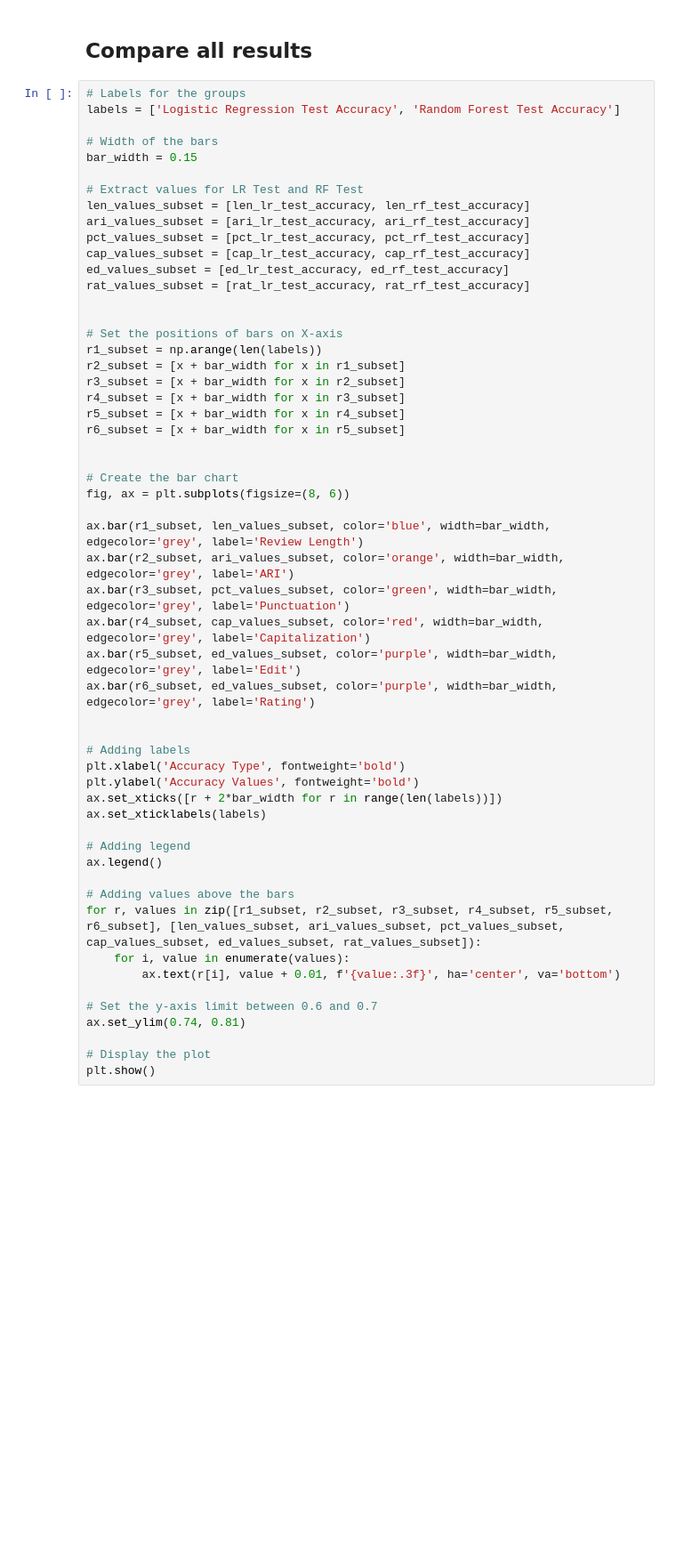
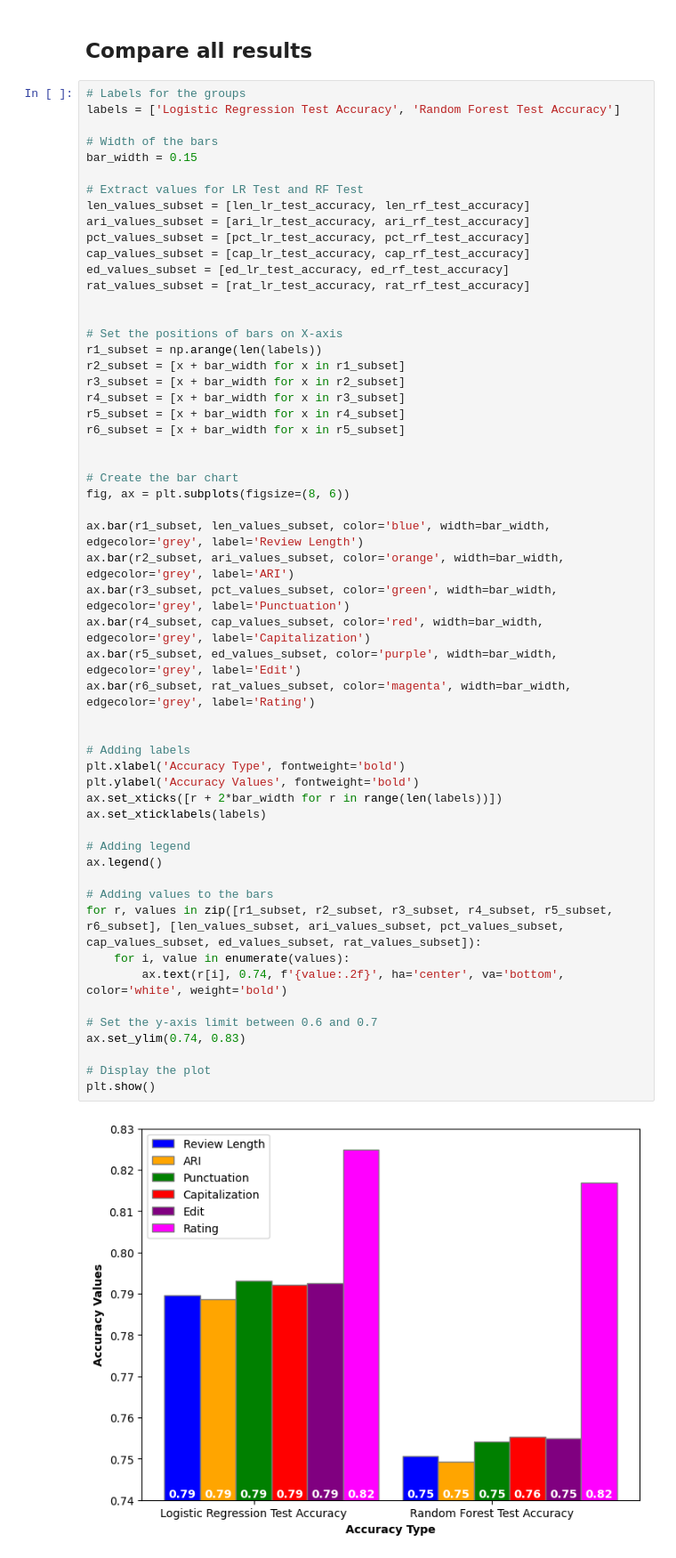
Before and after one commit to bakenq/ASAI, a Jupyter notebook: Notebooks/Books_factorAnalysis.ipynb, the cells around one changed output. Shown at 89% size. Cells and saved outputs as stored; diff of their text form; blank space fills up the shorter version.

```diff
--- a/Notebooks/Books_factorAnalysis.ipynb
+++ b/Notebooks/Books_factorAnalysis.ipynb
@@ -677,34 +811,36 @@ r4_subset = [x + bar_width for x in r3_subset]
 r5_subset = [x + bar_width for x in r4_subset]
 r6_subset = [x + bar_width for x in r5_subset]
 
 
 # Create the bar chart
 fig, ax = plt.subplots(figsize=(8, 6))
 
 ax.bar(r1_subset, len_values_subset, color='blue', width=bar_width, edgecolor='grey', label='Review Length')
 ax.bar(r2_subset, ari_values_subset, color='orange', width=bar_width, edgecolor='grey', label='ARI')
 ax.bar(r3_subset, pct_values_subset, color='green', width=bar_width, edgecolor='grey', label='Punctuation')
 ax.bar(r4_subset, cap_values_subset, color='red', width=bar_width, edgecolor='grey', label='Capitalization')
 ax.bar(r5_subset, ed_values_subset, color='purple', width=bar_width, edgecolor='grey', label='Edit')
-ax.bar(r6_subset, ed_values_subset, color='purple', width=bar_width, edgecolor='grey', label='Rating')
+ax.bar(r6_subset, rat_values_subset, color='magenta', width=bar_width, edgecolor='grey', label='Rating')
 
 
 # Adding labels
 plt.xlabel('Accuracy Type', fontweight='bold')
 plt.ylabel('Accuracy Values', fontweight='bold')
 ax.set_xticks([r + 2*bar_width for r in range(len(labels))])
 ax.set_xticklabels(labels)
 
 # Adding legend
 ax.legend()
 
-# Adding values above the bars
+# Adding values to the bars
 for r, values in zip([r1_subset, r2_subset, r3_subset, r4_subset, r5_subset, r6_subset], [len_values_subset, ari_values_subset, pct_values_subset, cap_values_subset, ed_values_subset, rat_values_subset]):
     for i, value in enumerate(values):
-        ax.text(r[i], value + 0.01, f'{value:.3f}', ha='center', va='bottom')
+        ax.text(r[i], 0.74, f'{value:.2f}', ha='center', va='bottom', color='white', weight='bold')
 
 # Set the y-axis limit between 0.6 and 0.7
-ax.set_ylim(0.74, 0.81)
+ax.set_ylim(0.74, 0.83)
 
 # Display the plot
 plt.show()
+# %% [output]
+[figure, added]
```
Also changed, not shown: parts of 14 cells of this notebook, 2 other files.
